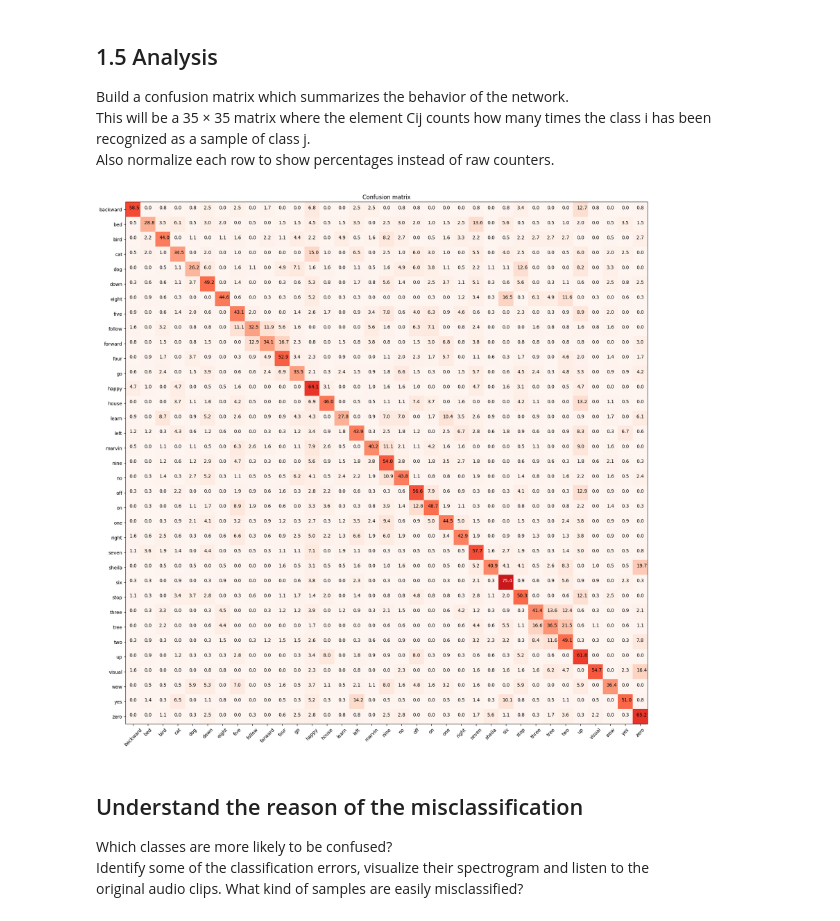
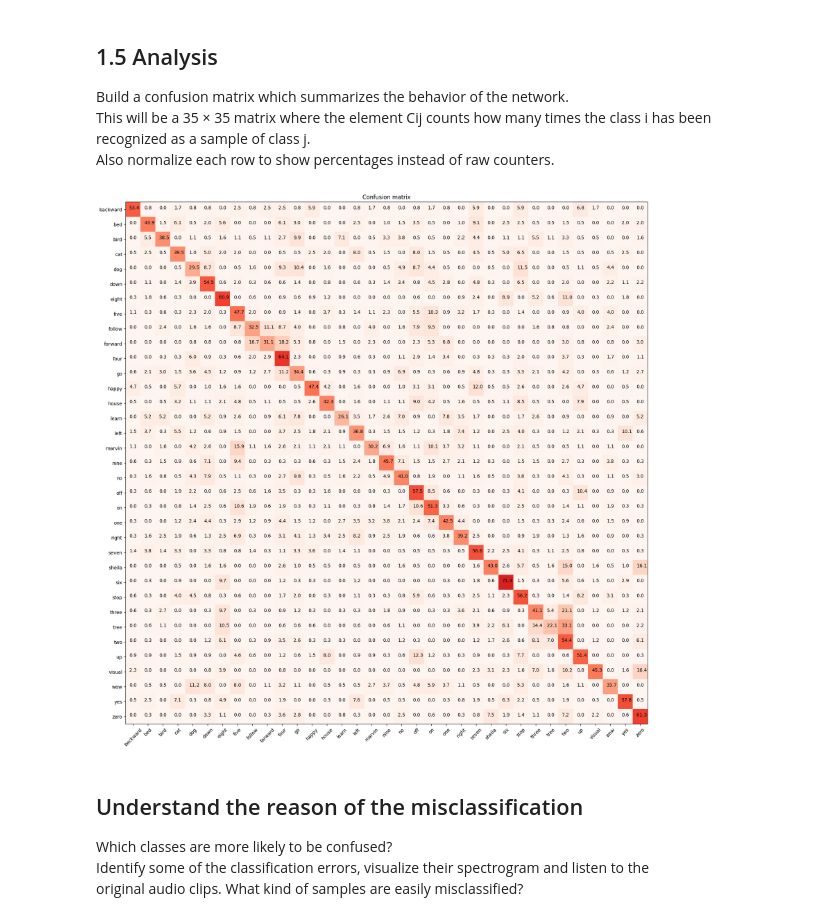
Before and after one commit to DavideLigari/speech-recognition, a Jupyter notebook: code/main.ipynb, the cells around one changed output. Cells and saved outputs as stored; diff of their text form; code cells hidden in the pictures.

```diff
--- a/code/main.ipynb
+++ b/code/main.ipynb
@@ -259,14 +259,14 @@ recognized as a sample of class j.
 # %%
 import analysis as an
 import trainmodel as tm
 import pvml
 xTrainMV, xTestMV = tm.mean_variance_normalization(Xtrain, Xtest)
-network = pvml.MLP.load("model[1600, 512, 256, 128, 35]50_iter_0.001.npz")
+network = pvml.MLP.load("../trained-models/MLP_512x256x128_reg_trained_400.npz")
 predictions, logits = network.inference(xTestMV)
 cmat = an.make_confusion_matrix(predictions, Ytest)
 an.show_confusion_matrix(Ytest, predictions, words)
 # %% [output]
-[figure, old version]
+[figure, new version]
 # %% [markdown]
 ## Understand the reason of the misclassification
 Which classes are more likely to be confused?
```
Also changed, not shown: parts of 1 cell of this notebook, 1 other file.
